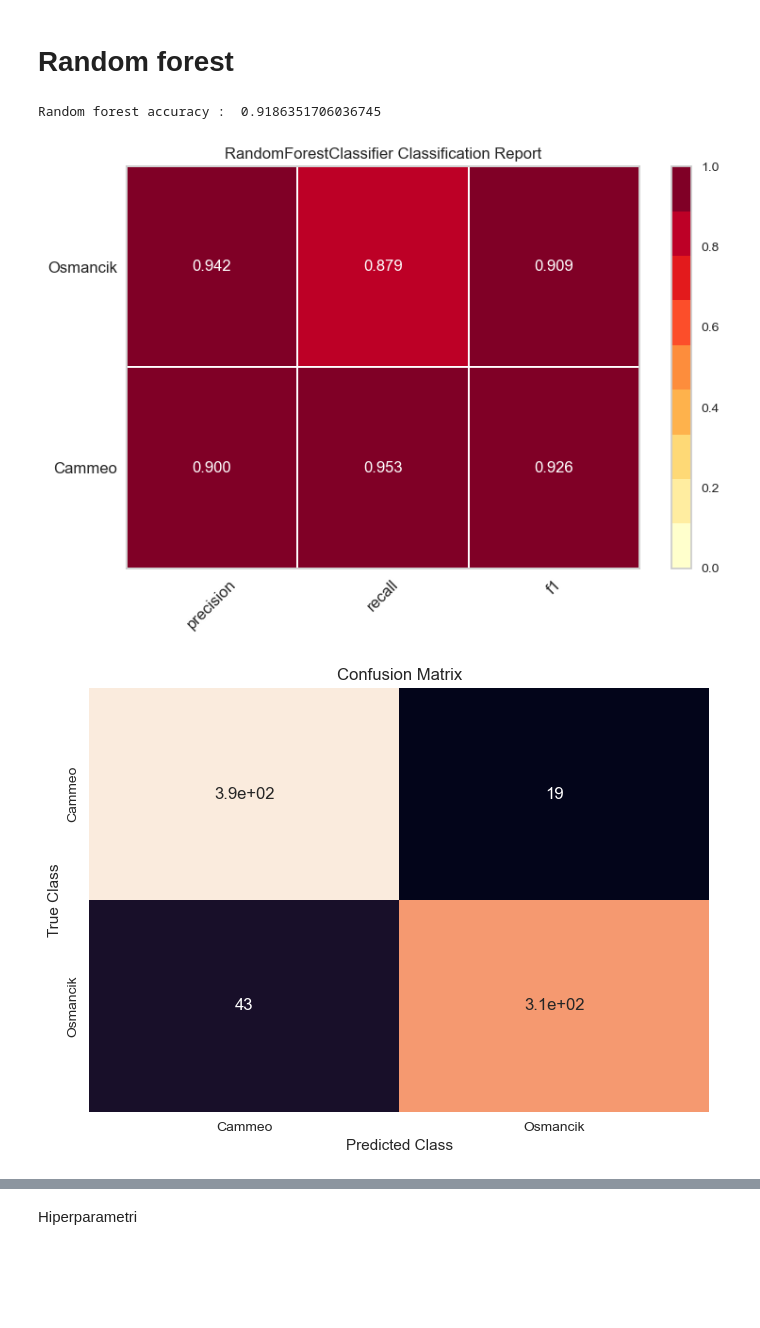
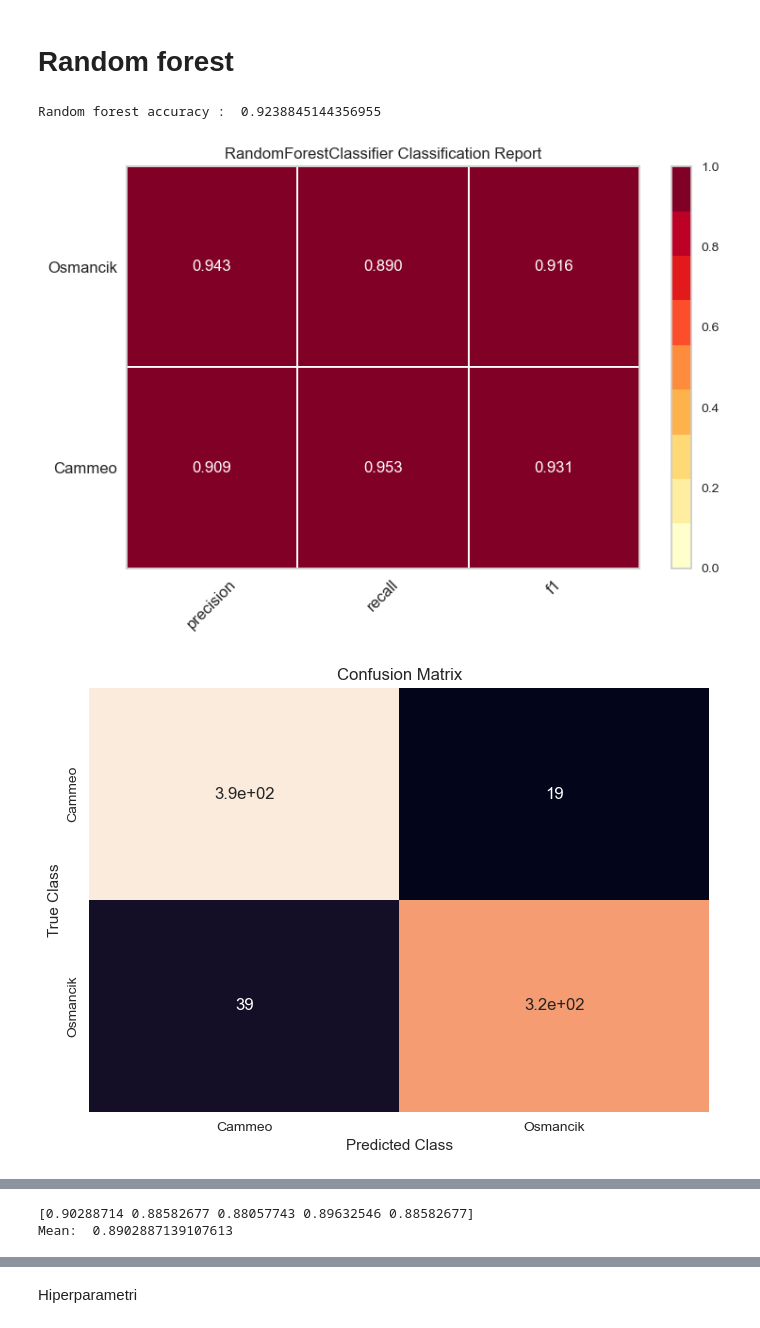
Before and after one commit to sanjamilenkovic/MachineLearning, a Jupyter notebook: ml_1/ml_1.ipynb, the cells around one changed output, grey strips where cells are left out. Cells and saved outputs as stored; diff of their text form; code cells hidden in the pictures; blank space fills up the shorter version.

```diff
--- a/ml_1/ml_1.ipynb
+++ b/ml_1/ml_1.ipynb
@@ -629,7 +629,7 @@ plt.show()
 # Random forest
 # %%
 def Random_Forest_train_and_predict(x_train, y_train, x_test, y_test) :
-    random_forest = RandomForestClassifier()
+    random_forest = RandomForestClassifier(200)
     pred = random_forest.fit(x_train, y_train).predict(x_test)
     print("Random forest accuracy : ",accuracy_score(y_test, pred, normalize = True))
 
@@ -642,7 +642,8 @@ def Random_Forest_train_and_predict(x_train, y_train, x_test, y_test) :
     auc_roc_plot(y_test, pred)
 # %%
 Random_Forest_train_and_predict(x_train_imbalanced, y_train_imbalanced, x_test_imbalanced, y_test_imbalanced)
+rf_cv_res_imbalanced = cross_validate_knn(dataset)
 # %% [output]
-Random forest accuracy :  0.9186351706036745
+Random forest accuracy :  0.9238845144356955
-[figure, old version]
+[figure, new version]
 [figure]
@@ -649,0 +651,2 @@ Random forest accuracy :  0.9186351706036745
+[0.90288714 0.88582677 0.88057743 0.89632546 0.88582677]
+Mean:  0.8902887139107613
```
Also changed, not shown: parts of 12 cells of this notebook.
